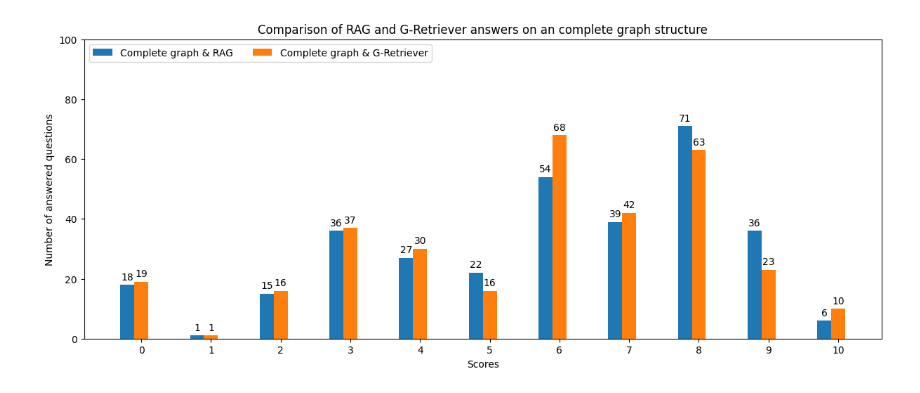
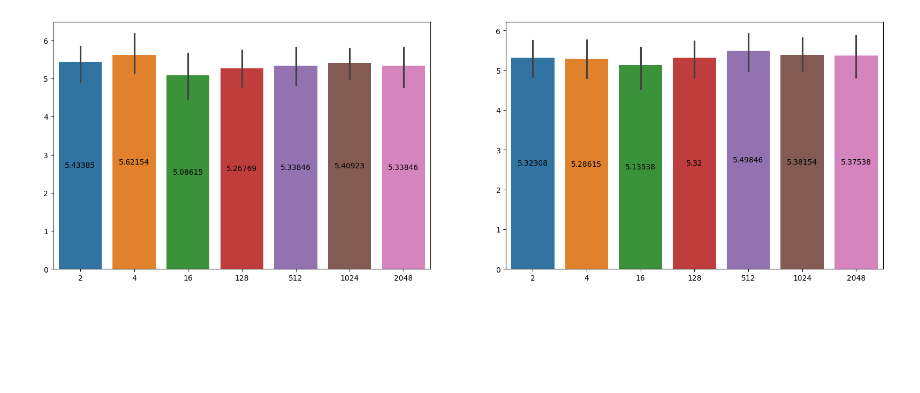
Before and after one commit to Arloste/CodeQA, a Jupyter notebook: evaluation.ipynb, the cells around one changed output. Cells and saved outputs as stored; diff of their text form; code cells hidden in the pictures; blank space fills up the shorter version.

Commit message:
Add notebook for One Model evaluation (no explanations yet)

```diff
--- a/evaluation.ipynb
+++ b/evaluation.ipynb
@@ -130,35 +1,18 @@ plt.show()
-# %%
-import matplotlib.pyplot as plt
-import numpy as np
-
-scores = range(11)
-values = {
-    # 'Incomplete graph & RAG': scores_ir,
-    # 'Incomplete graph & G-Retriever': scores_ig,
-    'Complete graph & RAG': scores_fr,
-    'Complete graph & G-Retriever': scores_fg
-}
-
-x = np.arange(len(scores))  # the label locations
-width = 0.2  # the width of the bars
-multiplier = 0
-
-fig, ax = plt.subplots(layout='constrained', figsize=(12, 5))
-
-for attribute, measurement in values.items():
-    offset = width * multiplier
-    rects = ax.bar(x + offset, measurement, width, label=attribute)
-    ax.bar_label(rects, padding=3)
-    multiplier += 1
-
-# Add some text for labels, title and custom x-axis tick labels, etc.
-ax.set_ylabel('Number of answered questions')
-ax.set_xlabel("Scores")
-ax.set_title('Comparison of RAG and G-Retriever answers on an complete graph structure')
-ax.set_xticks(x + width, scores)
-ax.legend(loc='upper left', ncols=3)
-ax.set_ylim(0, 100)
-
-plt.show()
-# %% [output]
-[figure, removed]
+# %%
+# Get info of One Model evals (without fine-tuned G-Retriever)
+
+import os
+import json
+
+path = "Model Outpus & Evaluation/One Model Evaluation/"
+files_to_data = dict()
+
+for f_name in os.listdir(path):
+    with open(f"{path}/{f_name}", 'r') as f:
+        data = f.readlines()
+        data = [json.loads(x) for x in data]
+
+    files_to_data[f_name] = data
+
+unique_files = [x[:-7] for x in list(files_to_data.keys())]
+unique_files = list(set(unique_files))
@@ -164,0 +51,27 @@ plt.show()
+# %%
+sorted_vals = list(map(str,sorted(map(int, g_retr_df.columns))))
+
+rag_df = rag_df.reindex(sorted_vals, axis=1)
+g_retr_df = g_retr_df.reindex(sorted_vals, axis=1)
+
+rag_df['category'] = ['syntax'] * 140 + ['dependencies'] * 135 + ['meta'] * 50
+rag_df['type'] = ['RAG']*325
+
+g_retr_df['category'] = ['syntax'] * 140 + ['dependencies'] * 135 + ['meta'] * 50
+g_retr_df['type'] = ['G-Retriever']*325
+
+ft_df['category'] = ['syntax'] * 56 + ['dependencies'] * 54 + ['meta'] * 20
+# %%
+import matplotlib.pyplot as plt
+
+fig, ax = plt.subplots(1,2, figsize=(20, 6))
+
+ax1 = sns.barplot(g_retr_df, errorbar=('ci', 100), ax=ax[0])
+for con in ax1.containers:
+    ax1.bar_label(con, label_type='center')
+
+ax2 = sns.barplot(rag_df, errorbar=('ci', 100), ax=ax[1])
+for con in ax2.containers:
+    ax2.bar_label(con, label_type='center')
+# %% [output]
+[figure, added]
```
Also changed, not shown: parts of 11 cells of this notebook.
